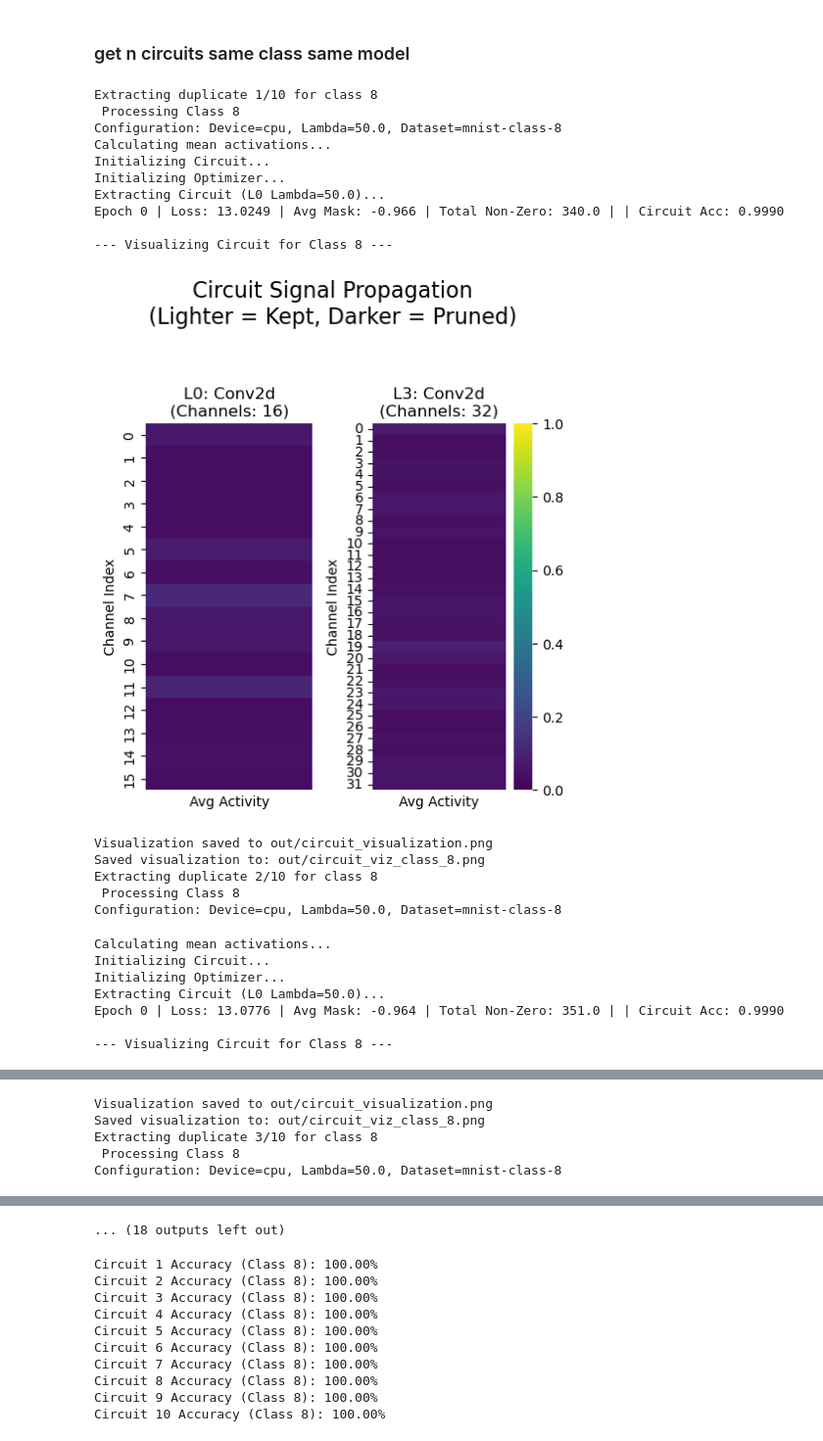
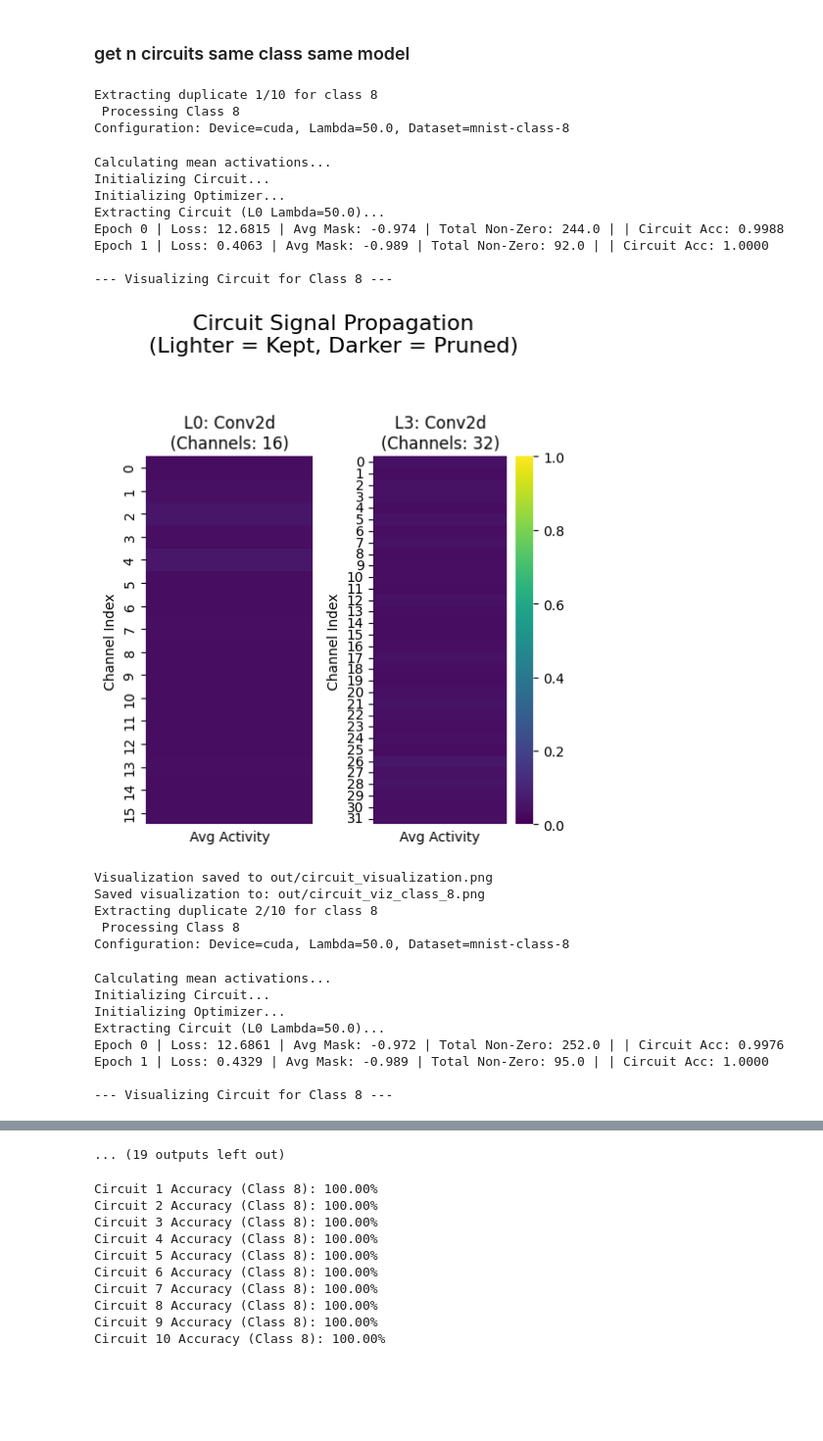
Before and after one commit to cabbage-patch69/Mechanistic-Interpretability, a Jupyter notebook: circuits-tal.ipynb, the cells around one changed output, grey strips where cells are left out. Shown at 98% size. Drawn from its saved outputs; the diff is of its cells as text; code cells hidden in the pictures; blank space fills up the shorter version.

```diff
--- a/circuits-tal.ipynb
+++ b/circuits-tal.ipynb
@@ -1978,36 +1967,38 @@ Alpha 1.0: Acc Class 1 = 100.00%, Acc Class 4 = 0.00%
 # %%
 TARGET_REDUNDANCY_CLASS = 8
 
 redundant_circuits = get_n_circuits_same_class(
     model=model,
     class_idx=TARGET_REDUNDANCY_CLASS,
-    epochs=1,
+    epochs=2,
     l0_lambda=5e1,
     seed=seed_list[2]
 )
 
 redundant_circuits = {f"Run_{i}": c for i, c in enumerate(redundant_circuits)}
 # %% [output]
 Extracting duplicate 1/10 for class 8
  Processing Class 8
-Configuration: Device=cpu, Lambda=50.0, Dataset=mnist-class-8
-Calculating mean activations...
-Initializing Circuit...
-Initializing Optimizer...
-Extracting Circuit (L0 Lambda=50.0)...
-Epoch 0 | Loss: 13.0249 | Avg Mask: -0.966 | Total Non-Zero: 340.0 | | Circuit Acc: 0.9990
-
---- Visualizing Circuit for Class 8 ---
+Configuration: Device=cuda, Lambda=50.0, Dataset=mnist-class-8
+Calculating mean activations...
+Initializing Circuit...
+Initializing Optimizer...
+Extracting Circuit (L0 Lambda=50.0)...
+Epoch 0 | Loss: 12.6815 | Avg Mask: -0.974 | Total Non-Zero: 244.0 | | Circuit Acc: 0.9988
+Epoch 1 | Loss: 0.4063 | Avg Mask: -0.989 | Total Non-Zero: 92.0 | | Circuit Acc: 1.0000
+
+--- Visualizing Circuit for Class 8 ---
-[figure, old version]
+[figure, new version]
-Visualization saved to out/circuit_visualization.png
-Saved visualization to: out/circuit_viz_class_8.png
-Extracting duplicate 2/10 for class 8
- Processing Class 8
-Configuration: Device=cpu, Lambda=50.0, Dataset=mnist-class-8
-Calculating mean activations...
-Initializing Circuit...
-Initializing Optimizer...
-Extracting Circuit (L0 Lambda=50.0)...
-Epoch 0 | Loss: 13.0776 | Avg Mask: -0.964 | Total Non-Zero: 351.0 | | Circuit Acc: 0.9990
-
---- Visualizing Circuit for Class 8 ---
+Visualization saved to out/circuit_visualization.png
+Saved visualization to: out/circuit_viz_class_8.png
+Extracting duplicate 2/10 for class 8
+ Processing Class 8
+Configuration: Device=cuda, Lambda=50.0, Dataset=mnist-class-8
+Calculating mean activations...
+Initializing Circuit...
+Initializing Optimizer...
+Extracting Circuit (L0 Lambda=50.0)...
+Epoch 0 | Loss: 12.6861 | Avg Mask: -0.972 | Total Non-Zero: 252.0 | | Circuit Acc: 0.9976
+Epoch 1 | Loss: 0.4329 | Avg Mask: -0.989 | Total Non-Zero: 95.0 | | Circuit Acc: 1.0000
+
+--- Visualizing Circuit for Class 8 ---
@@ -2015,5 +2005,0 @@ Epoch 0 | Loss: 13.0776 | Avg Mask: -0.964 | Total Non-Zero: 351.0 | | Circuit A
-Visualization saved to out/circuit_visualization.png
-Saved visualization to: out/circuit_viz_class_8.png
-Extracting duplicate 3/10 for class 8
- Processing Class 8
-Configuration: Device=cpu, Lambda=50.0, Dataset=mnist-class-8
@@ -2046,4 +2034,4 @@ Configuration: Device=cpu, Lambda=50.0, Dataset=mnist-class-8
-... (18 outputs left out)
+... (19 outputs left out)
 # %%
 red_accs = []
 for idx, c in enumerate(redundant_circuits.values()):
```
Also changed, not shown: parts of 43 cells of this notebook, 2 other files.
